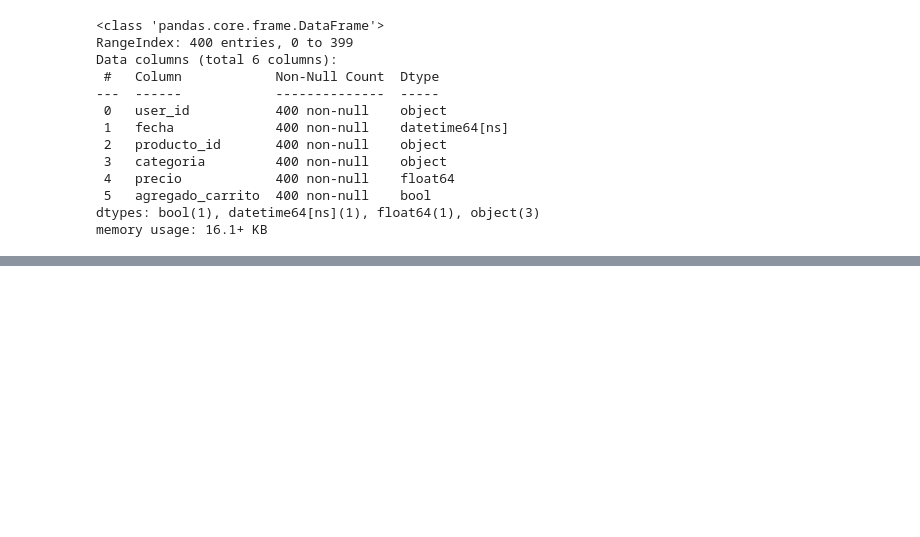
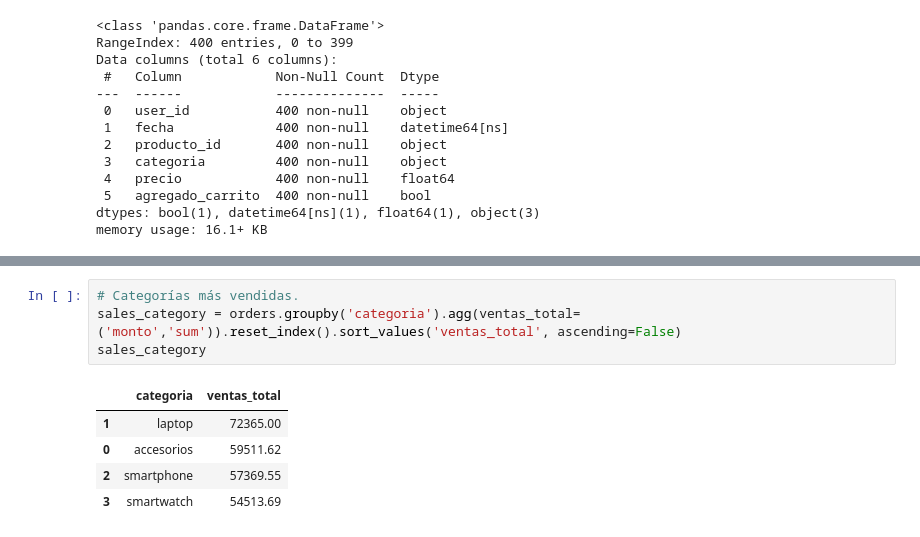
Before and after one commit to passtenn/analisis_de-_comportamiento_de_usuarios_en_una_tienda_en_linea, a Jupyter notebook: EDA_ecommerce.ipynb, the cells around one changed output, grey strips where cells are left out. Cells and saved outputs as stored; diff of their text form; blank space fills up the shorter version.

```diff
--- a/EDA_ecommerce.ipynb
+++ b/EDA_ecommerce.ipynb
@@ -334,0 +348,10 @@ memory usage: 16.1+ KB
+# %%
+# Categorías más vendidas.
+sales_category = orders.groupby('categoria').agg(ventas_total=('monto','sum')).reset_index().sort_values('ventas_total', ascending=False)
+sales_category
+# %% [output]
+|  | categoria | ventas_total |
+| 1 | laptop | 72365.00 |
+| 0 | accesorios | 59511.62 |
+| 2 | smartphone | 57369.55 |
+| 3 | smartwatch | 54513.69 |
```
Also changed, not shown: parts of 5 cells of this notebook.
